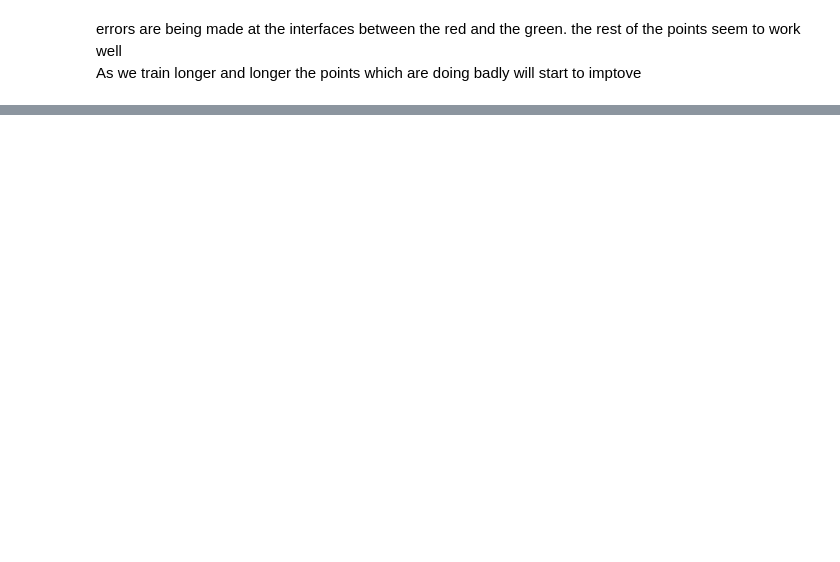
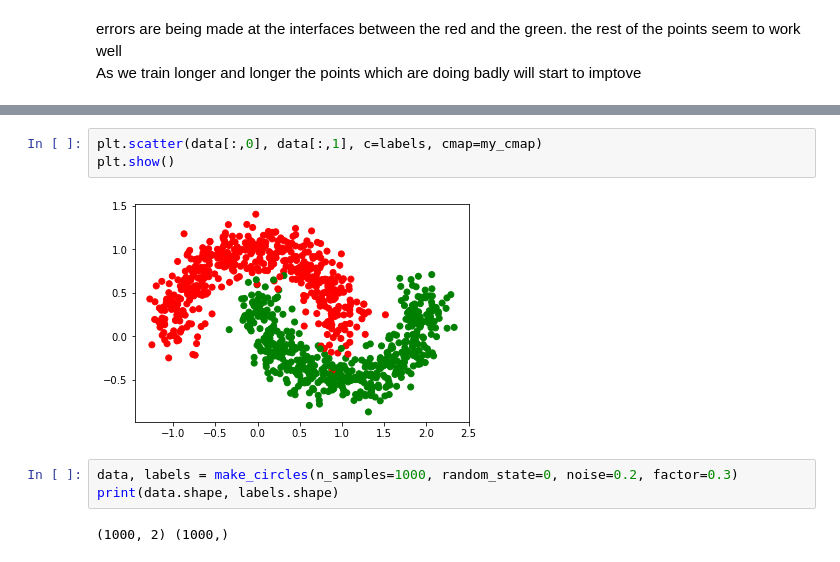
Before and after one commit to AvishekRoy16/DeepLearning, a Jupyter notebook: 3. FeedForward_NeuralNetwork/FeedForward_NeuralNetwork.ipynb, the cells around one changed output, grey strips where cells are left out. Cells and saved outputs as stored; diff of their text form; blank space fills up the shorter version.

```diff
--- a/3. FeedForward_NeuralNetwork/FeedForward_NeuralNetwork.ipynb
+++ b/3. FeedForward_NeuralNetwork/FeedForward_NeuralNetwork.ipynb
@@ -609,0 +789,10 @@ As we train longer and longer the points which are doing badly will start to imp
+# %%
+plt.scatter(data[:,0], data[:,1], c=labels, cmap=my_cmap)
+plt.show()
+# %% [output]
+[figure, added]
+# %%
+data, labels = make_circles(n_samples=1000, random_state=0, noise=0.2, factor=0.3)
+print(data.shape, labels.shape)
+# %% [output]
+(1000, 2) (1000,)
```
Also changed, not shown: parts of 29 cells of this notebook, 1 other file.
